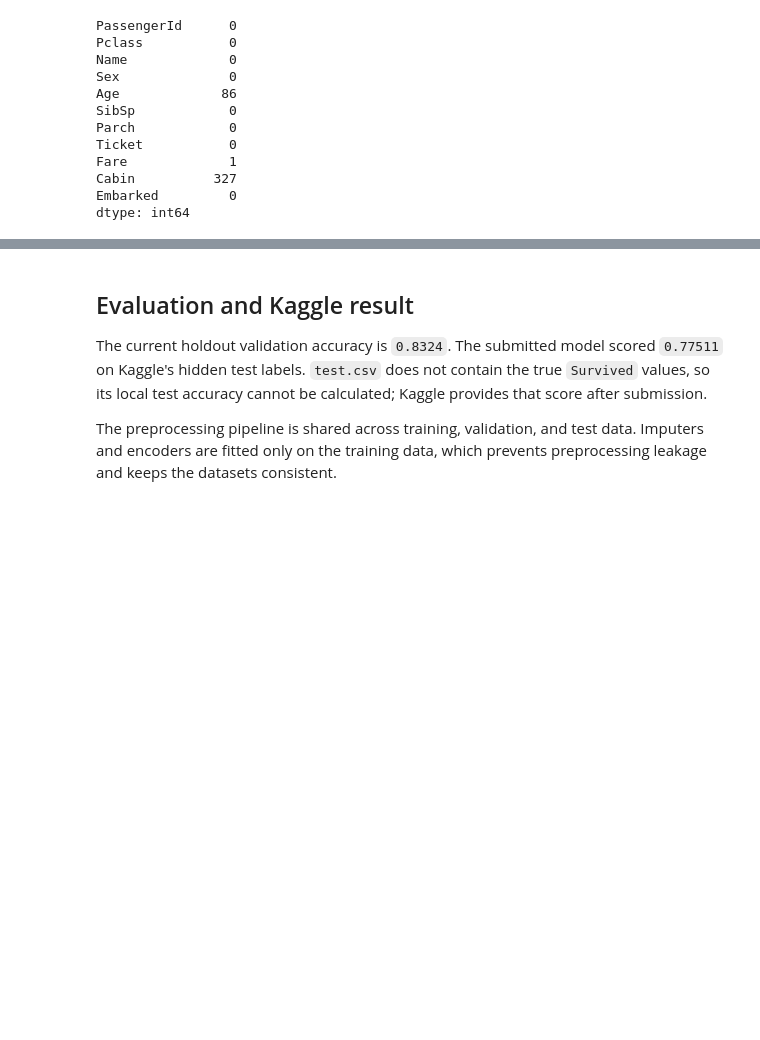
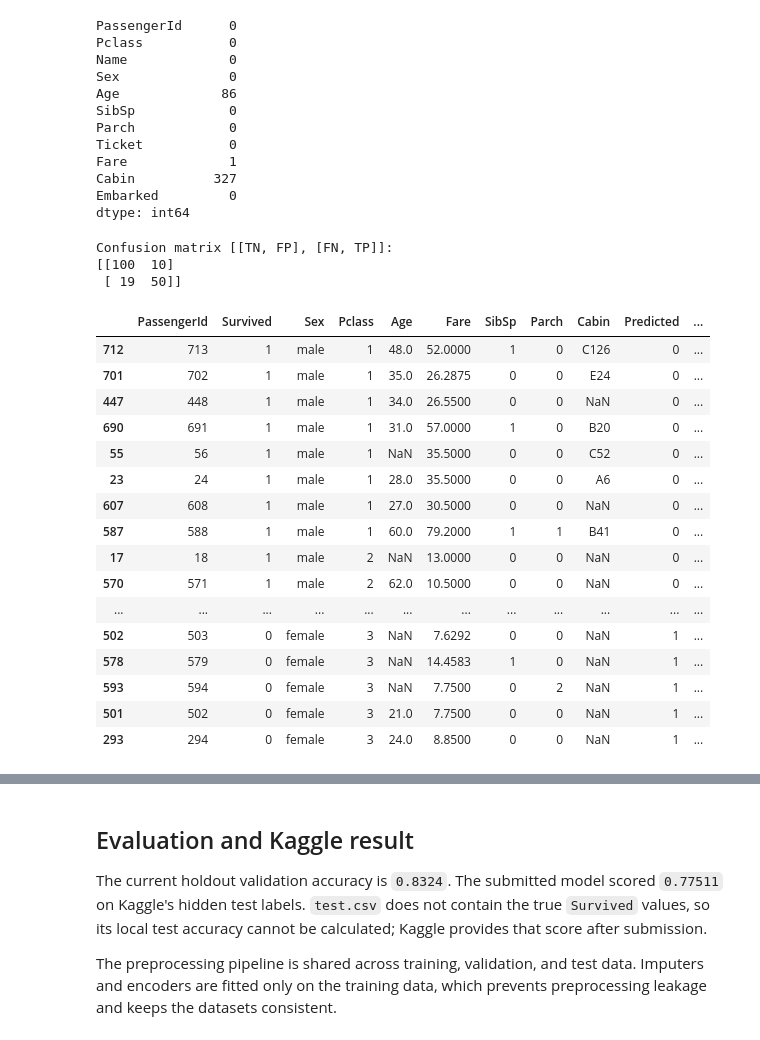
Before and after one commit to Shamil-lateef/titanic-kaggle, a Jupyter notebook: main.ipynb, the cells around one changed output, grey strips where cells are left out. Cells and saved outputs as stored; diff of their text form; code cells hidden in the pictures; blank space fills up the shorter version.

```diff
--- a/main.ipynb
+++ b/main.ipynb
@@ -191,3 +192,58 @@ random_forest_model = Pipeline(
     ]
 
 )
+# %%
+from sklearn.base import clone
+from sklearn.metrics import confusion_matrix
+
+# Fit a separate copy using only the training split
+validation_model = clone(model)
+validation_model.fit(X_train, y_train)
+valid_predictions = validation_model.predict(X_valid)
+
+print("Confusion matrix [[TN, FP], [FN, TP]]:")
+print(confusion_matrix(y_valid, valid_predictions))
+
+# Attach predictions to the original validation rows for inspection
+validation_errors = train.loc[
+    X_valid.index,
+    ["PassengerId", "Survived", "Sex", "Pclass", "Age",
+     "Fare", "SibSp", "Parch", "Cabin"]
+].copy()
+
+validation_errors["Predicted"] = valid_predictions
+validation_errors["ErrorType"] = np.select(
+    [
+        (validation_errors["Survived"] == 0) & (validation_errors["Predicted"] == 1),
+        (validation_errors["Survived"] == 1) & (validation_errors["Predicted"] == 0),
+    ],
+    ["False positive", "False negative"],
+    default="Correct"
+)
+
+mistakes = validation_errors[
+    validation_errors["ErrorType"] != "Correct"
+].sort_values(["ErrorType", "Pclass", "Sex"])
+
+mistakes
+# %% [output]
+Confusion matrix [[TN, FP], [FN, TP]]:
+[[100  10]
+ [ 19  50]]
+|  | PassengerId | Survived | Sex | Pclass | Age | Fare | SibSp | Parch | Cabin | Predicted | ... |
+| 712 | 713 | 1 | male | 1 | 48.0 | 52.0000 | 1 | 0 | C126 | 0 | ... |
+| 701 | 702 | 1 | male | 1 | 35.0 | 26.2875 | 0 | 0 | E24 | 0 | ... |
+| 447 | 448 | 1 | male | 1 | 34.0 | 26.5500 | 0 | 0 | NaN | 0 | ... |
+| 690 | 691 | 1 | male | 1 | 31.0 | 57.0000 | 1 | 0 | B20 | 0 | ... |
+| 55 | 56 | 1 | male | 1 | NaN | 35.5000 | 0 | 0 | C52 | 0 | ... |
+| 23 | 24 | 1 | male | 1 | 28.0 | 35.5000 | 0 | 0 | A6 | 0 | ... |
+| 607 | 608 | 1 | male | 1 | 27.0 | 30.5000 | 0 | 0 | NaN | 0 | ... |
+| 587 | 588 | 1 | male | 1 | 60.0 | 79.2000 | 1 | 1 | B41 | 0 | ... |
+| 17 | 18 | 1 | male | 2 | NaN | 13.0000 | 0 | 0 | NaN | 0 | ... |
+| 570 | 571 | 1 | male | 2 | 62.0 | 10.5000 | 0 | 0 | NaN | 0 | ... |
+| ... | ... | ... | ... | ... | ... | ... | ... | ... | ... | ... | ... |
+| 502 | 503 | 0 | female | 3 | NaN | 7.6292 | 0 | 0 | NaN | 1 | ... |
+| 578 | 579 | 0 | female | 3 | NaN | 14.4583 | 1 | 0 | NaN | 1 | ... |
+| 593 | 594 | 0 | female | 3 | NaN | 7.7500 | 0 | 2 | NaN | 1 | ... |
+| 501 | 502 | 0 | female | 3 | 21.0 | 7.7500 | 0 | 0 | NaN | 1 | ... |
+| 293 | 294 | 0 | female | 3 | 24.0 | 8.8500 | 0 | 0 | NaN | 1 | ... |
```
Also changed, not shown: parts of 10 cells of this notebook, 2 other files.
